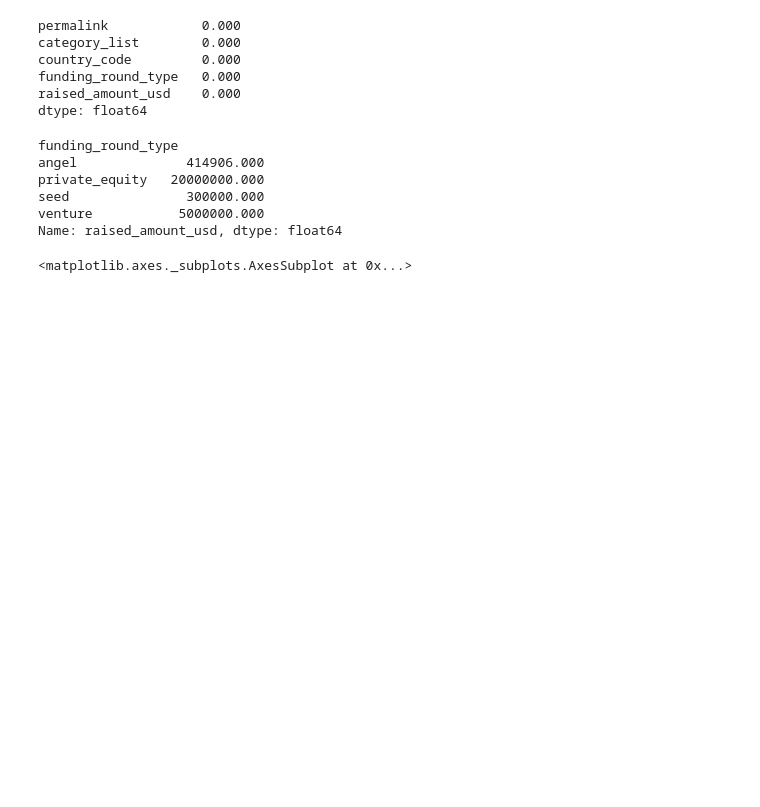
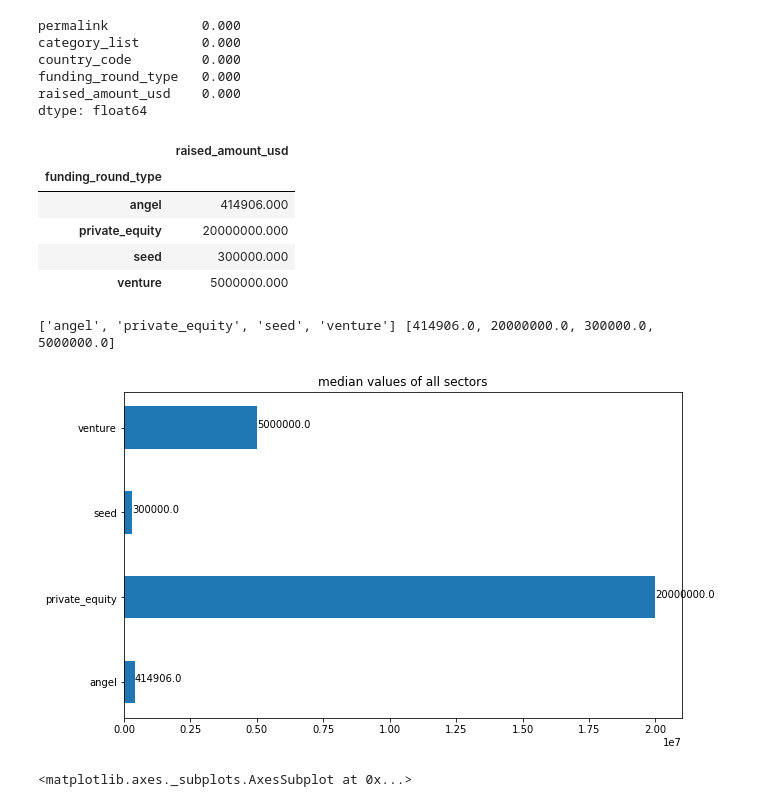
Before and after one commit to sameerg07/EDA_SparkFunds, a Jupyter notebook: EDA-SparkFunds_Assignment.ipynb, the cells around one changed output. Saved outputs shown, nothing was run; the diff lists cells and outputs as text; code cells hidden in the pictures; blank space fills up the shorter version.

```diff
--- a/EDA-SparkFunds_Assignment.ipynb
+++ b/EDA-SparkFunds_Assignment.ipynb
@@ -225,14 +225,30 @@ raised_amount_usd    0.000
 dtype: float64
 # %%
 ### Lets get the most representative values of each funding type
-master_frame.groupby("funding_round_type")["raised_amount_usd"].median()
+median_values = master_frame.groupby("funding_round_type")["raised_amount_usd"].median().to_frame()
+median_values
 # %% [output]
-funding_round_type
-angel              414906.000
-private_equity   20000000.000
-seed               300000.000
-venture           5000000.000
-Name: raised_amount_usd, dtype: float64
+|  | raised_amount_usd |
+| funding_round_type |  |
+| angel | 414906.000 |
+| private_equity | 20000000.000 |
+| seed | 300000.000 |
+| venture | 5000000.000 |
+# %%
+y = list(median_values["raised_amount_usd"])
+x = list(median_values.index)
+print(x,y)
+# %% [output]
+['angel', 'private_equity', 'seed', 'venture'] [414906.0, 20000000.0, 300000.0, 5000000.0]
+# %%
+plt.figure(figsize=(10,6))
+plt.barh(x, y,0.5)
+
+plt.title('median values of all sectors')
+for index, value in enumerate(y):
+    plt.text(value, index, str(value))
+# %% [output]
+[figure, added]
 # %%
 master_frame.groupby("funding_round_type")["raised_amount_usd"].median().plot.bar()
 # %% [output]
```
Also changed, not shown: parts of 5 cells of this notebook, 4 other files.
